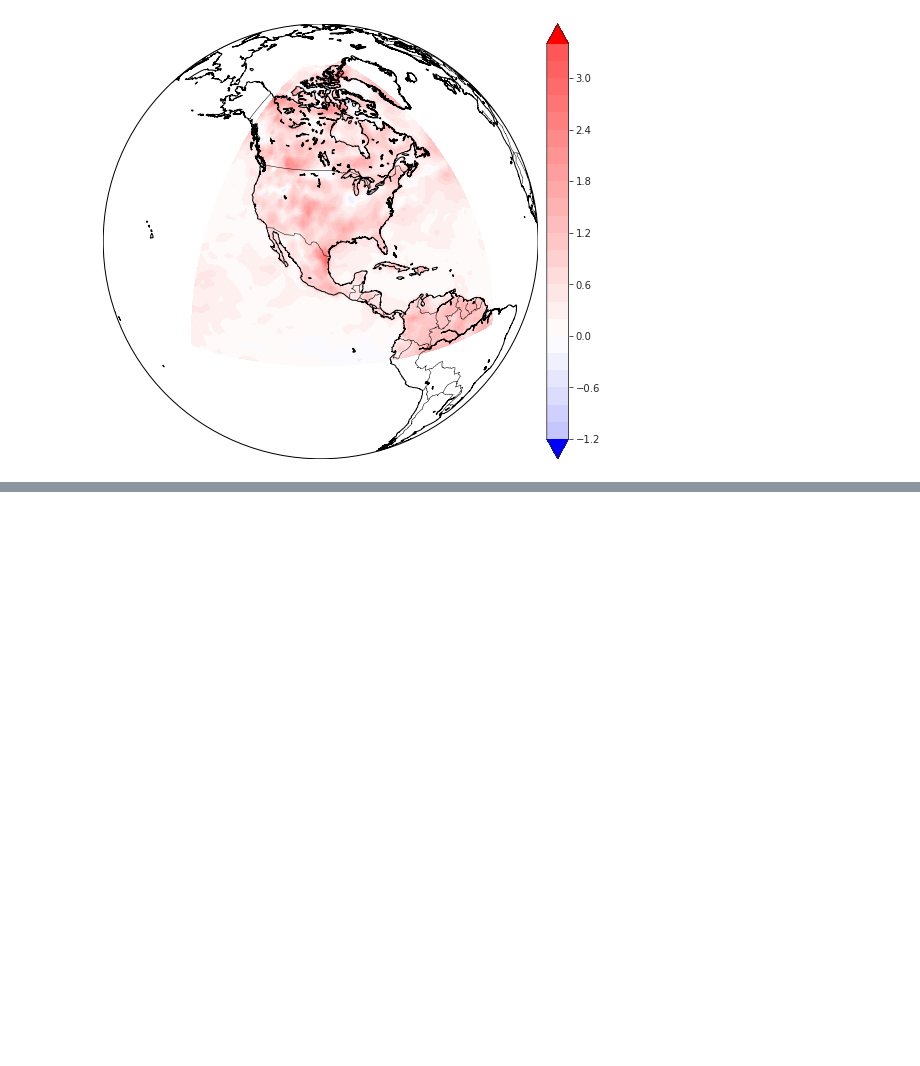
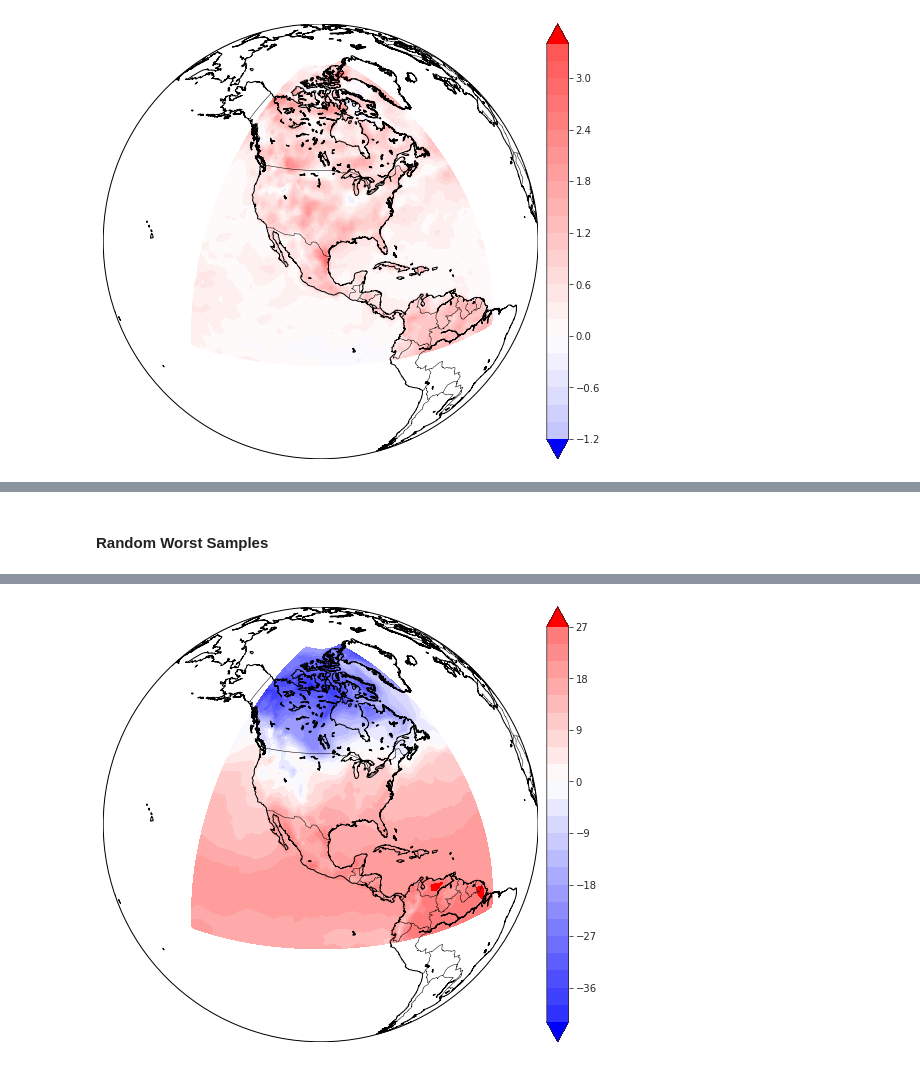
Before and after one commit to 6759-Project/cnn-downscaling, a Jupyter notebook: src/evaluation/evaluation.ipynb, the cells around one changed output, grey strips where cells are left out. Saved outputs shown, nothing was run; the diff lists cells and outputs as text; code cells hidden in the pictures; blank space fills up the shorter version.

```diff
--- a/src/evaluation/evaluation.ipynb
+++ b/src/evaluation/evaluation.ipynb
@@ -502,0 +453,19 @@ m.colorbar();
+# %% [markdown]
+#### Random Worst Samples
+# %%
+rdate = bad_days.index.to_series().sample(random_state=1).iloc[0]
+print(rdate)
+
+cs = m.contourf(
+    x, y,
+    bad_days_geo['temp_true'].loc[rdate].unstack("lon").values,
+    levels=24, alpha=1,
+    cmap = 'bwr', vmin=-50, vmax=50, extend='both'
+)
+
+m.drawcoastlines()
+m.drawcountries()
+
+plt.gcf().set_size_inches(16, 8)
+m.colorbar();
+# %% [output]
@@ -502,0 +473 @@ m.colorbar();
+[figure, added]
```
Also changed, not shown: parts of 36 cells of this notebook.
